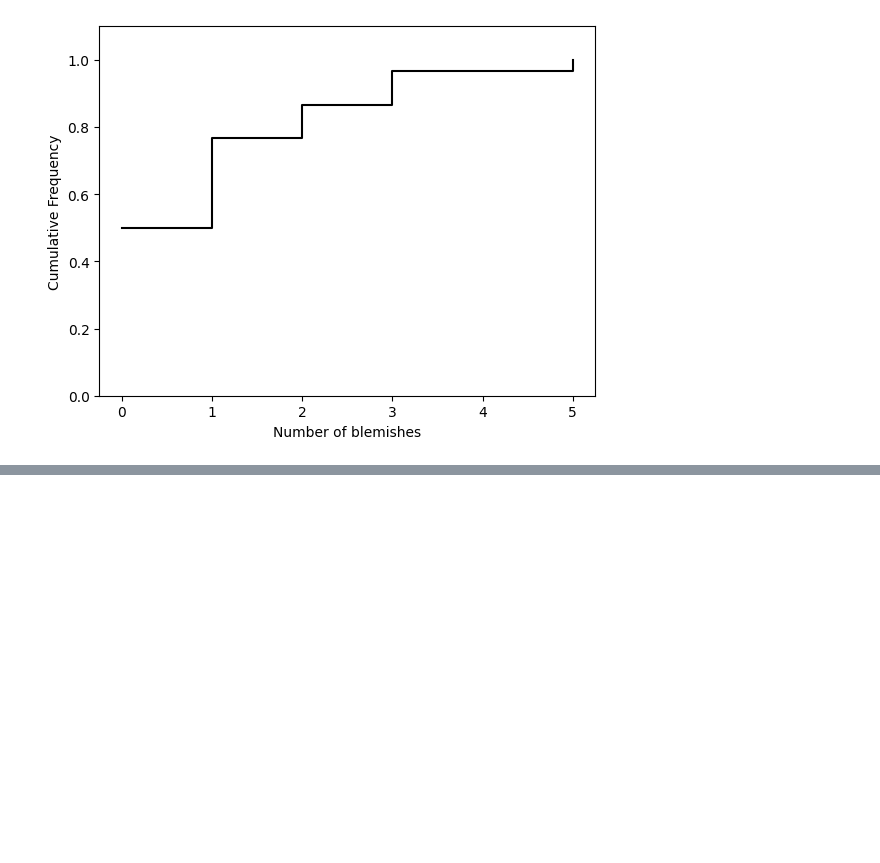
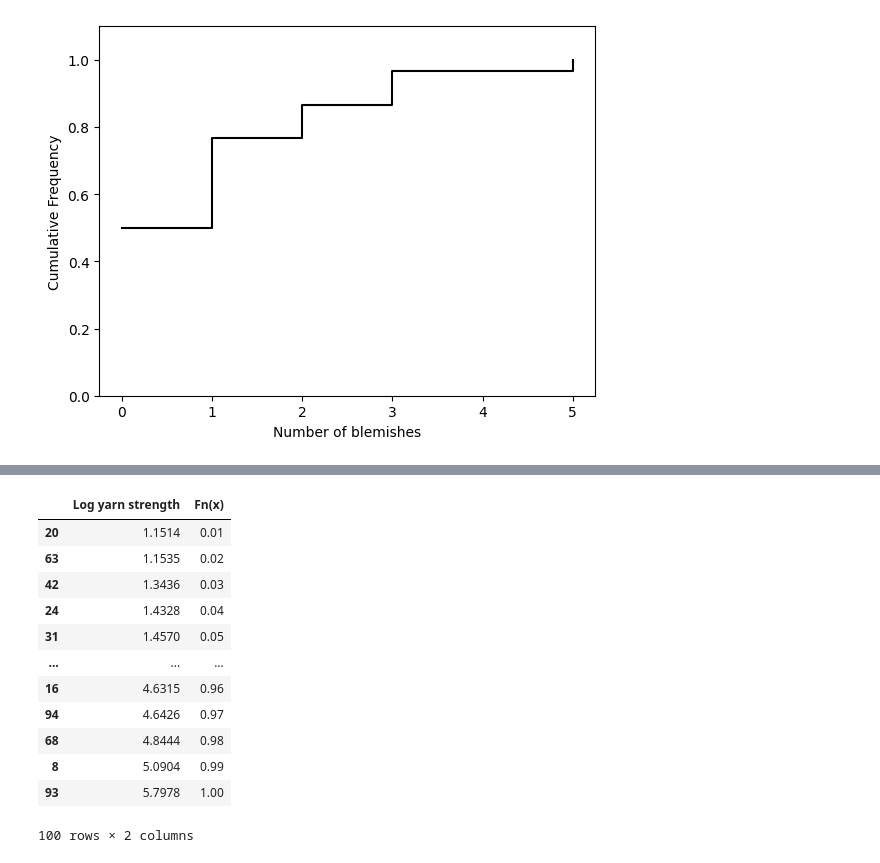
Before and after one commit to emabcede30/mistat-my-NBs, a Jupyter notebook: myChap001.ipynb, the cells around one changed output, grey strips where cells are left out. Drawn from its saved outputs; the diff is of its cells as text; code cells hidden in the pictures; blank space fills up the shorter version.

```diff
--- a/myChap001.ipynb
+++ b/myChap001.ipynb
@@ -386,0 +421,19 @@ plt.show()
+# %%
+ecdf = pd.DataFrame({'Log yarn strength': df4['YARNSTRG'].sort_values(),
+                     'Fn(x)': range(1, len(df4['YARNSTRG']) + 1)})
+ecdf['Fn(x)'] = ecdf['Fn(x)'] / len(df4['YARNSTRG'])
+ecdf
+# %% [output]
+|  | Log yarn strength | Fn(x) |
+| 20 | 1.1514 | 0.01 |
+| 63 | 1.1535 | 0.02 |
+| 42 | 1.3436 | 0.03 |
+| 24 | 1.4328 | 0.04 |
+| 31 | 1.4570 | 0.05 |
+| ... | ... | ... |
+| 16 | 4.6315 | 0.96 |
+| 94 | 4.6426 | 0.97 |
+| 68 | 4.8444 | 0.98 |
+| 8 | 5.0904 | 0.99 |
+| 93 | 5.7978 | 1.00 |
+100 rows × 2 columns
```
Also changed, not shown: parts of 6 cells of this notebook, 1 other file.
